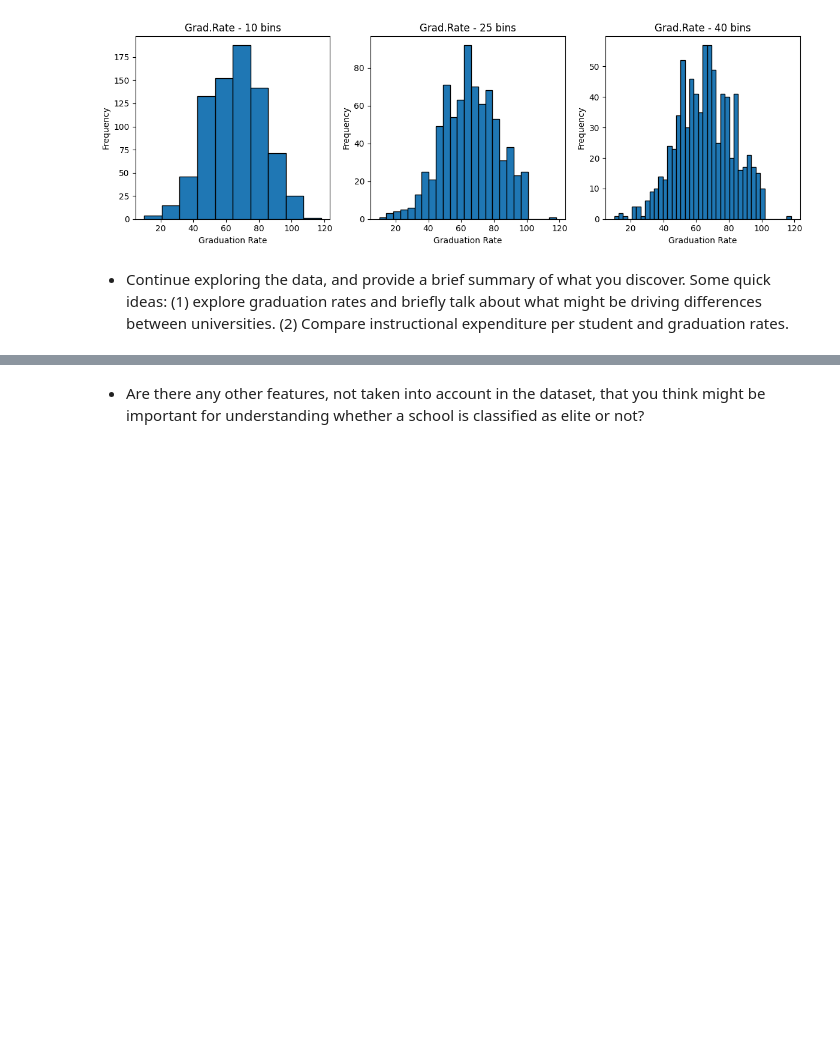
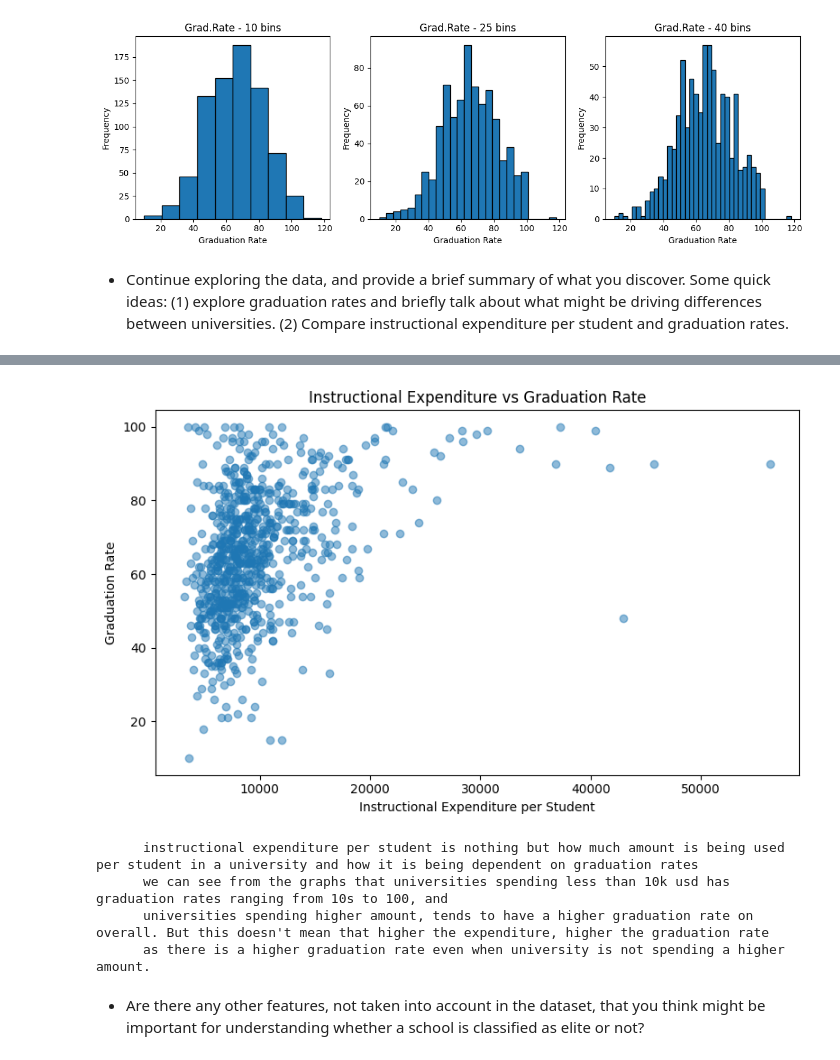
Before and after one commit to YashviKommidi/Machine_learning_26, a Jupyter notebook: KOMMIDI_HW2.ipynb, the cells around one changed output, grey strips where cells are left out. Saved outputs shown, nothing was run; the diff lists cells and outputs as text; code cells hidden in the pictures; blank space fills up the shorter version.

```diff
--- a/KOMMIDI_HW2.ipynb
+++ b/KOMMIDI_HW2.ipynb
@@ -420,3 +459,31 @@ plt.show()
+# %%
+# 2 Comparing instructional expenditure per student and graduation rates
+
+import pandas as pd
+import matplotlib.pyplot as plt
+
+# Creating a chart
+plt.figure(figsize=(8, 5))
+#considering Expend and Grad rate variables
+plt.plot(college['Expend'], college['Grad.Rate'], marker='o', linestyle='', alpha=0.5)
+plt.xlabel('Instructional Expenditure per Student')
+plt.ylabel('Graduation Rate')
+plt.title('Instructional Expenditure vs Graduation Rate')
+plt.tight_layout()
+plt.show()
+
+print("""
+      instructional expenditure per student is nothing but how much amount is being used per student in a university and how it is being dependent on graduation rates
+      we can see from the graphs that universities spending less than 10k usd has graduation rates ranging from 10s to 100, and
+      universities spending higher amount, tends to have a higher graduation rate on overall. But this doesn't mean that higher the expenditure, higher the graduation rate
+      as there is a higher graduation rate even when university is not spending a higher amount.
+      """)
+# %% [output]
+[figure, added]
+      instructional expenditure per student is nothing but how much amount is being used per student in a university and how it is being dependent on graduation rates
+      we can see from the graphs that universities spending less than 10k usd has graduation rates ranging from 10s to 100, and
+      universities spending higher amount, tends to have a higher graduation rate on overall. But this doesn't mean that higher the expenditure, higher the graduation rate
+      as there is a higher graduation rate even when university is not spending a higher amount.
 # %% [markdown]
 - Are there any other features, not taken into account in the dataset, that you think might be important for understanding whether a school is classified as elite or not?
 # %%
```
Also changed, not shown: parts of 2 cells of this notebook.
